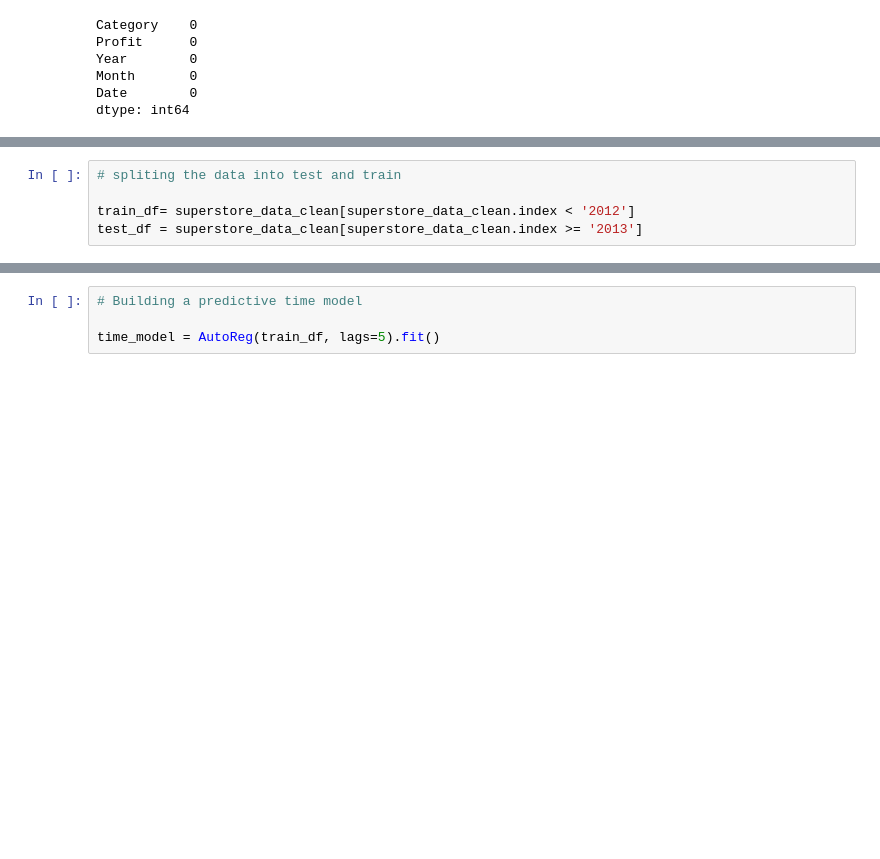
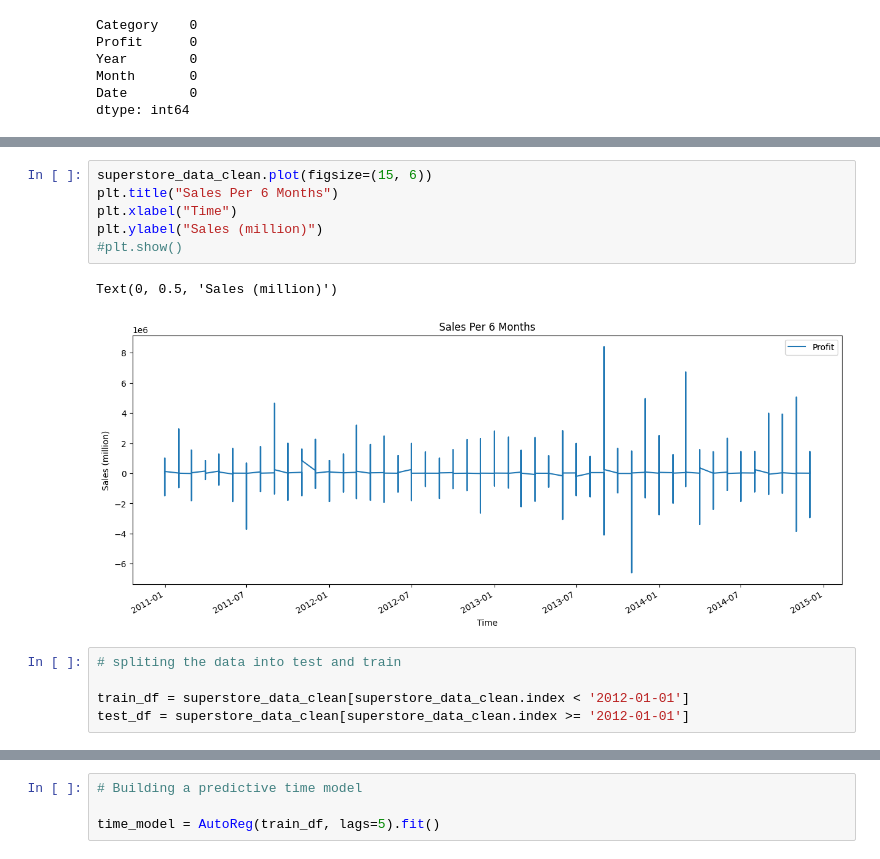
Before and after one commit to Theranmeadows97/dsc630predictiveAnalytics, a Jupyter notebook: project/milestone4.ipynb, the cells around one changed output, grey strips where cells are left out. Drawn from its saved outputs; the diff is of its cells as text; blank space fills up the shorter version.

```diff
--- a/project/milestone4.ipynb
+++ b/project/milestone4.ipynb
@@ -106,5 +121,14 @@ plt.show()
+# %%
+superstore_data_clean.plot(figsize=(15, 6))
+plt.title("Sales Per 6 Months")
+plt.xlabel("Time")
+plt.ylabel("Sales (million)")
+#plt.show()
+# %% [output]
+Text(0, 0.5, 'Sales (million)')
+[figure, added]
 # %%
 # spliting the data into test and train
 
-train_df= superstore_data_clean[superstore_data_clean.index < '2012']
-test_df = superstore_data_clean[superstore_data_clean.index >= '2013']
+train_df = superstore_data_clean[superstore_data_clean.index < '2012-01-01']
+test_df = superstore_data_clean[superstore_data_clean.index >= '2012-01-01']
```
Also changed, not shown: parts of 10 cells of this notebook, 17 other files.
